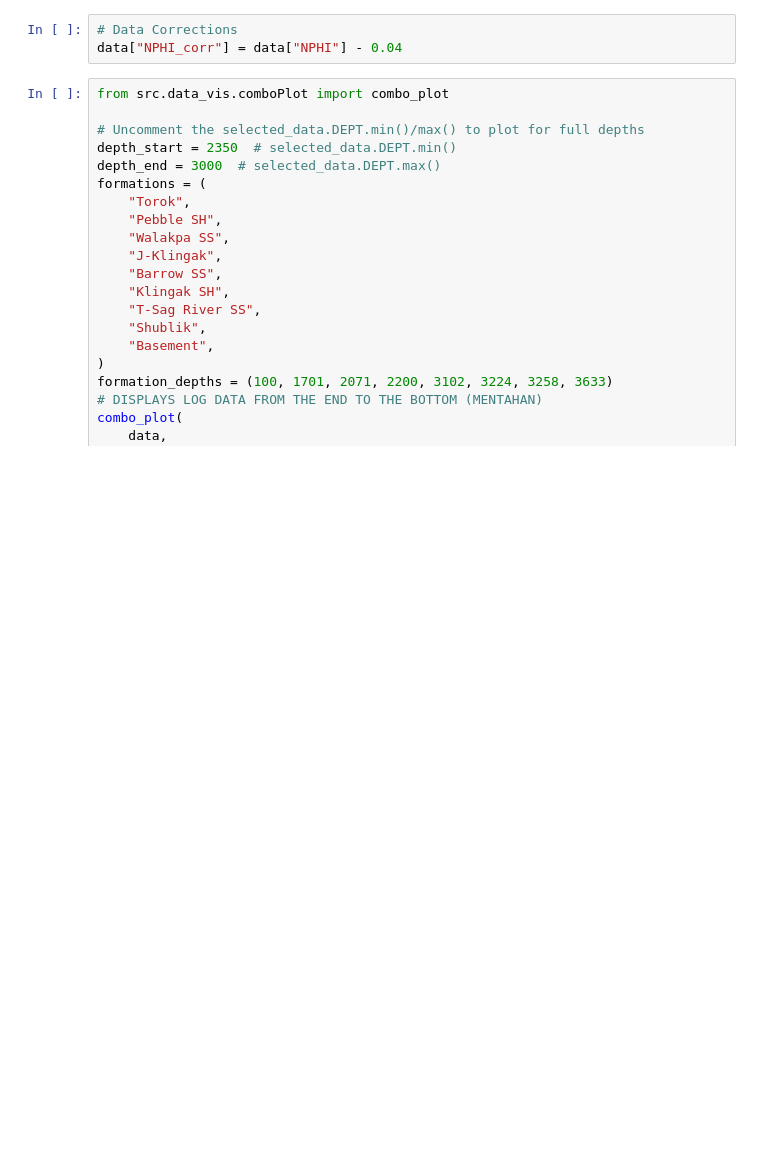
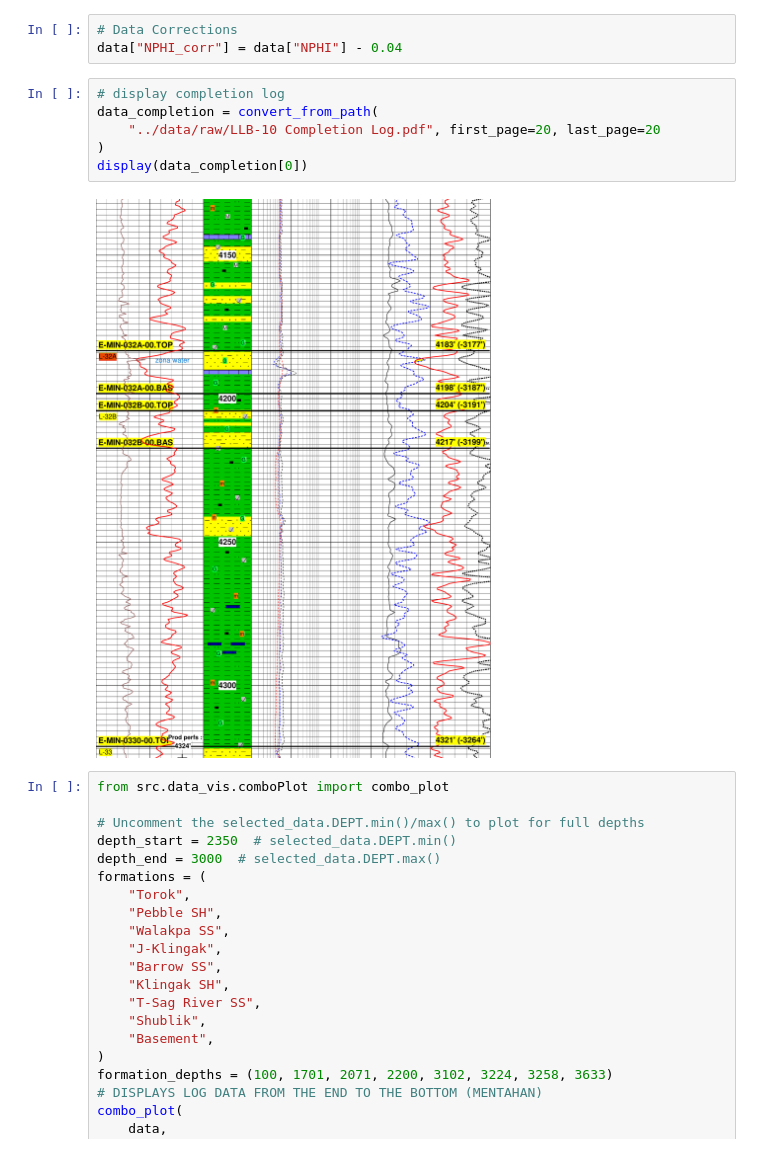
Before and after one commit to ARoyyanF/Basic-WellLog-Interpretation, a Jupyter notebook: notebooks/BWLI_clean.ipynb, the cells around one changed output. Cells and saved outputs as stored; diff of their text form; blank space fills up the shorter version.

Commit message:
display completion log on BWLI clean

```diff
--- a/notebooks/BWLI_clean.ipynb
+++ b/notebooks/BWLI_clean.ipynb
@@ -86,6 +88,14 @@ histplot(
 # %%
 # Data Corrections
 data["NPHI_corr"] = data["NPHI"] - 0.04
+# %%
+# display completion log
+data_completion = convert_from_path(
+    "../data/raw/LLB-10 Completion Log.pdf", first_page=20, last_page=20
+)
+display(data_completion[0])
+# %% [output]
+[figure, added]
 # %%
 from src.data_vis.comboPlot import combo_plot
 
```
Also changed, not shown: parts of 7 cells of this notebook, 3 other files.
